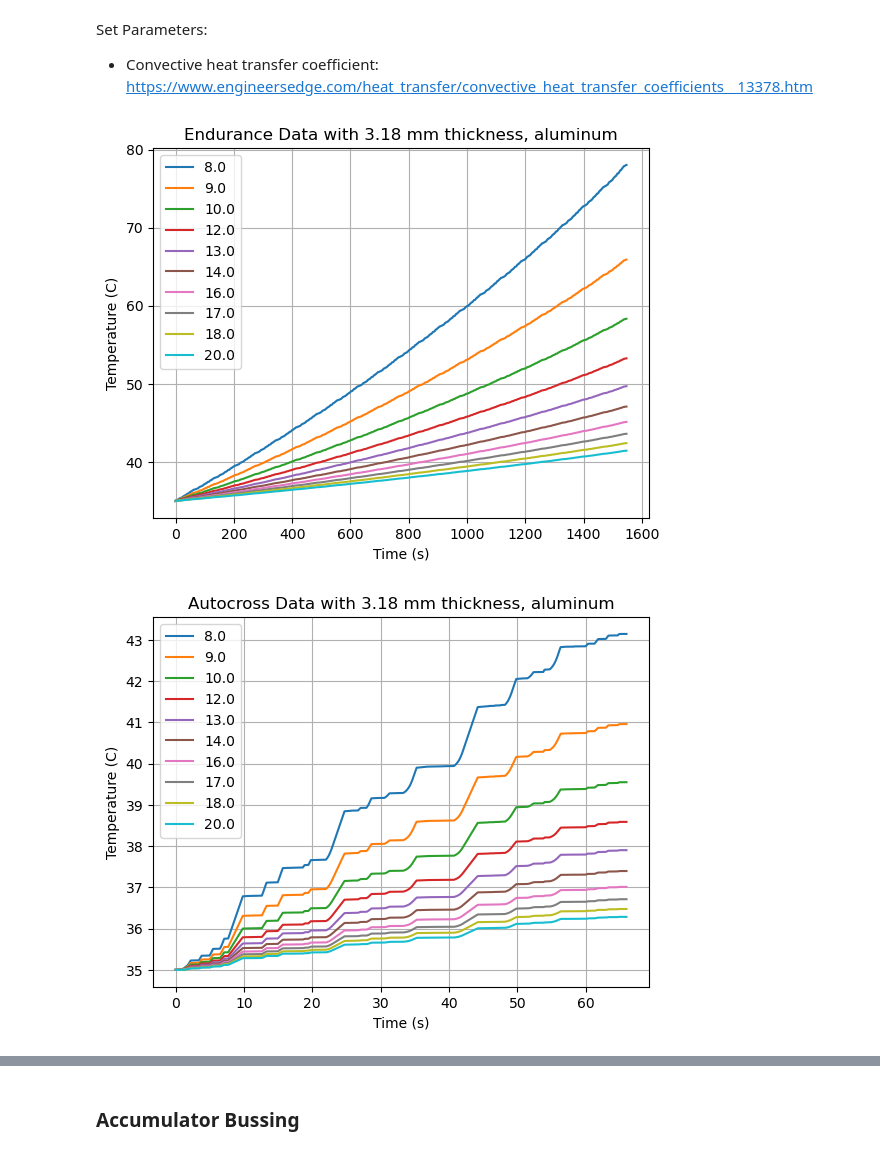
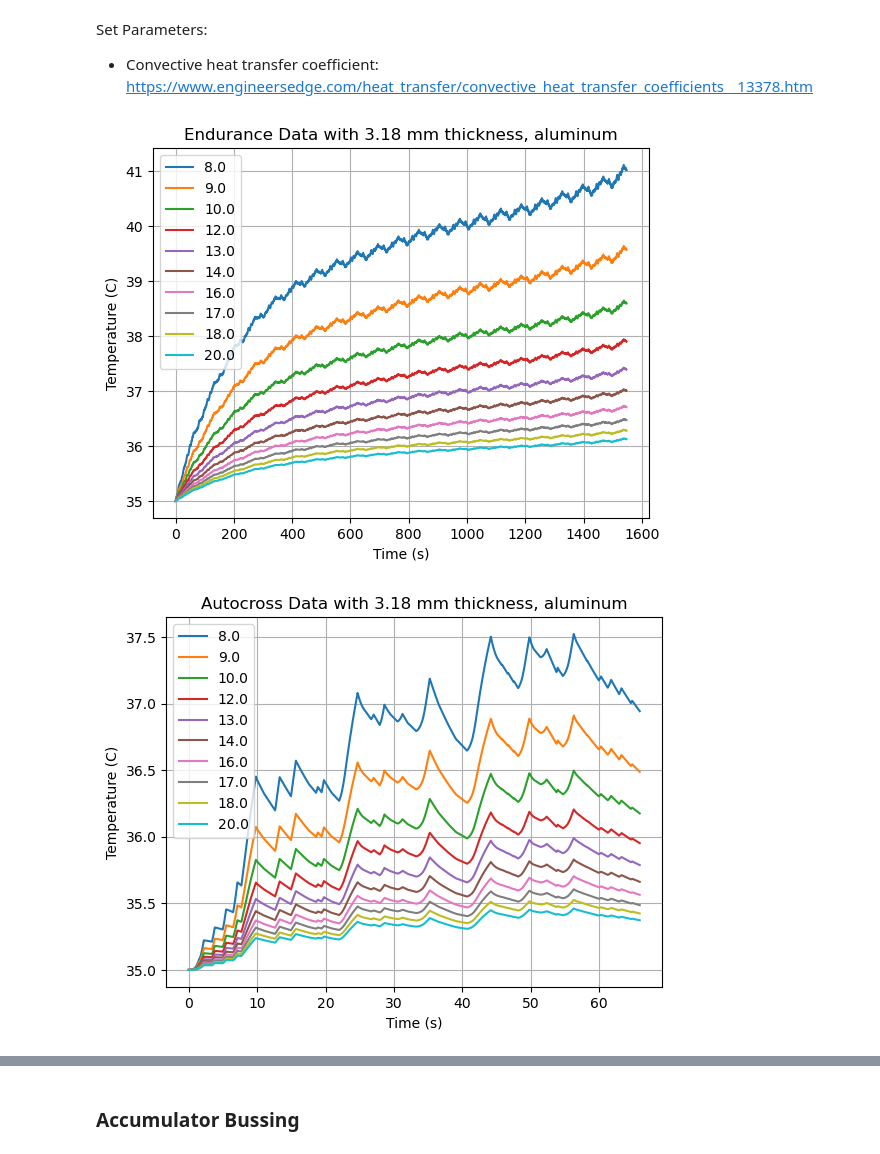
Before and after one commit to UBCFormulaElectric/LapSim, a Jupyter notebook: validation/Busbar Design/busbars.ipynb, the cells around one changed output, grey strips where cells are left out. Cells and saved outputs as stored; diff of their text form; code cells hidden in the pictures.

```diff
--- a/validation/Busbar Design/busbars.ipynb
+++ b/validation/Busbar Design/busbars.ipynb
@@ -76,36 +76,36 @@ def busbar_temp(dataDict, outfile, race, resistance):
     for i in range(0, iterations - 1):
         delta_t = dataDict['t0'][i+1] - dataDict['t0'][i]                           # s - find the delta time
         Q_gen.append(dataDict['Pack Current'][i]**2 * resistance)                   # W - heat generated from busbar
-        # Q_out.append(h_free * A_s * (busTemp[i] - T_ambient) / delta_t)           # W - heat out to air
-        Q_out.append(np.zeros(len(mass)))                                           # W - to test adiabatic case (ie. coated wire)
+        Q_out.append(h_free * A_s * (busTemp[i] - T_ambient) / delta_t)           # W - heat out to air
+        # Q_out.append(np.zeros(len(mass)))                                           # W - to test adiabatic case (ie. coated wire)
 
         busTemp.append((Q_gen[i] - Q_out[i]) * delta_t / (mass * c) + busTemp[i])   # degrees C - next temperature point for busbar
 
         dR = resistance * alpha * (busTemp[i+1] - busTemp[i])                       # Calculate the new resistance values (delta R)
         resistance = resistance + dR                                                # Ohms - new resistance at new temperature
 
     # Save to a dataframe and then output to a .csv
     output_temp = pd.DataFrame(busTemp, columns=width)
     output_temp.to_csv(outfile)
 
     # Plot data
     plt.plot(dataDict['t0'], output_temp)
     plt.title((race + " Data with " + str(thickness * 1000) + " mm thickness, " + mat_choice))
     plt.grid(True)
     plt.xlabel("Time (s)")
     plt.ylabel("Temperature (C)")
 
     # scale width to mm for labels and then truncate
     width_scaled = np.trunc(width * 1000)
     plt.legend(width_scaled)
     plt.savefig(outfile.replace('csv', 'png'))
     plt.show()                                  # clear figure
 
     return output_temp
 
 endur_temp = busbar_temp(endur_data, outfile_endurance, 'Endurance', resistance)
 auto_temp = busbar_temp(auto_data, outfile_autocross, 'Autocross', resistance)
 accel_temp = busbar_temp(accel_data, outfile_accel, 'Acceleration', resistance)
 # %% [output]
-[figure, old version]
+[figure, new version]
-[figure, old version]
+[figure, new version]
```
Also changed, not shown: parts of 1 cell of this notebook.
